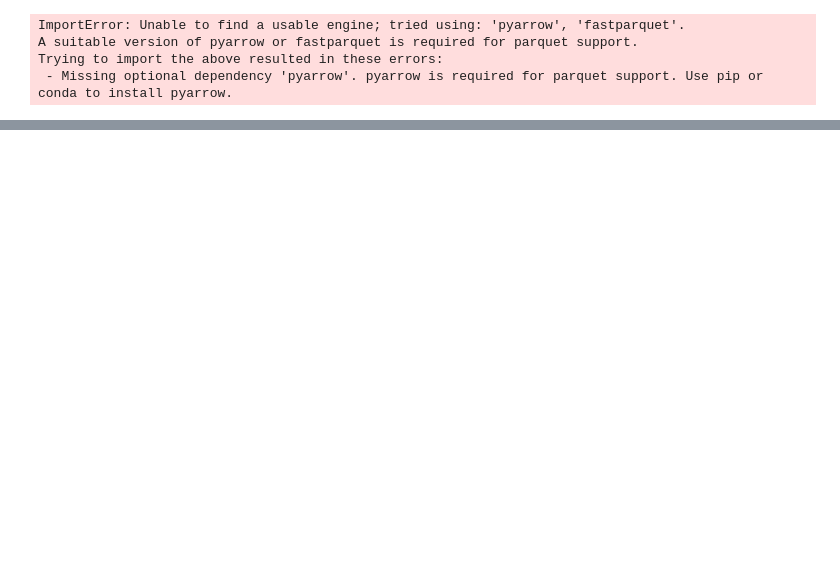
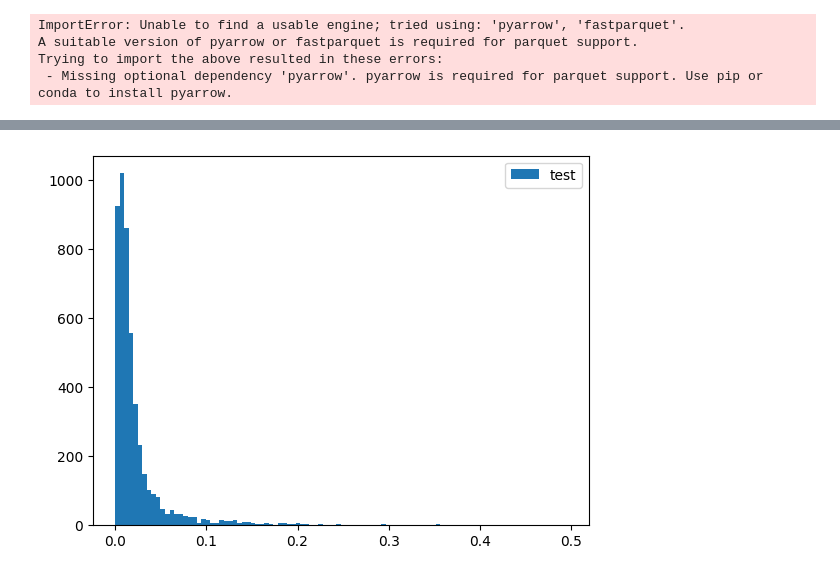
Before and after one commit to tjboise/RNN, a Jupyter notebook: model/Basic_RNN.ipynb, the cells around one changed output, grey strips where cells are left out. Drawn from its saved outputs; the diff is of its cells as text; code cells hidden in the pictures; blank space fills up the shorter version.

```diff
--- a/model/Basic_RNN.ipynb
+++ b/model/Basic_RNN.ipynb
@@ -64,0 +141,6 @@ print(test_r2.compute())
+# %%
+plt.hist(test_errors, bins=100, label="test")
+plt.legend()
+plt.show()
+# %% [output]
+[figure, added]
```
Also changed, not shown: parts of 22 cells of this notebook.
